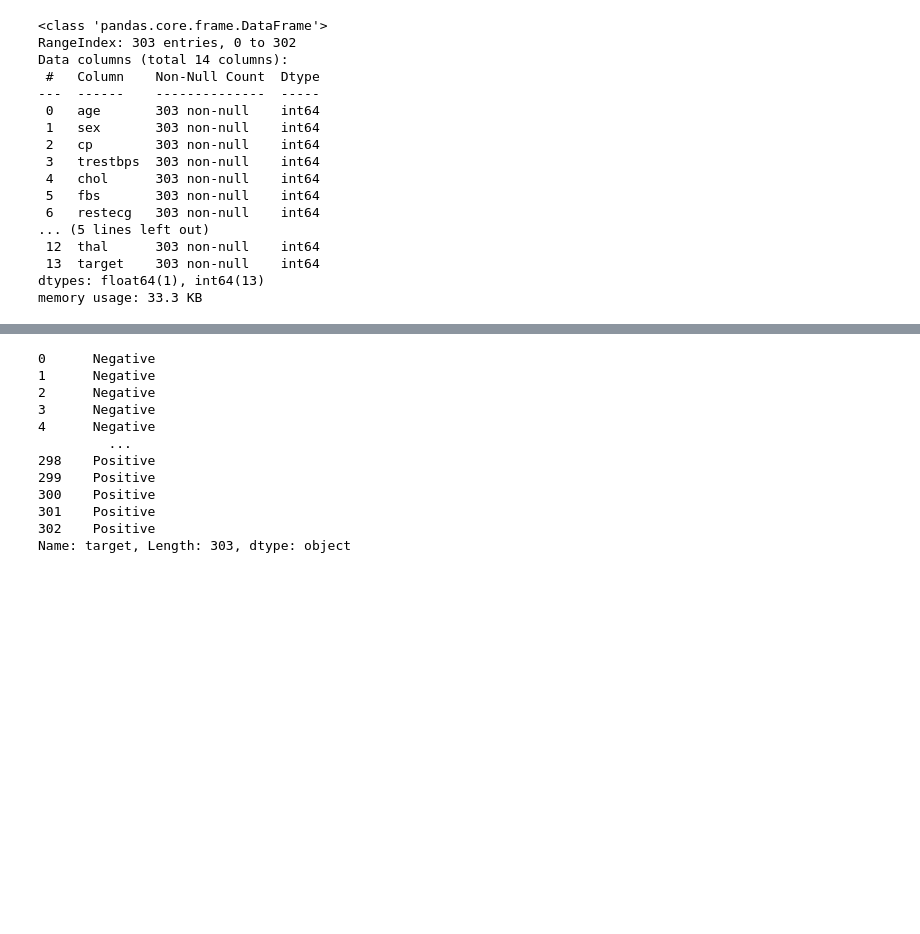
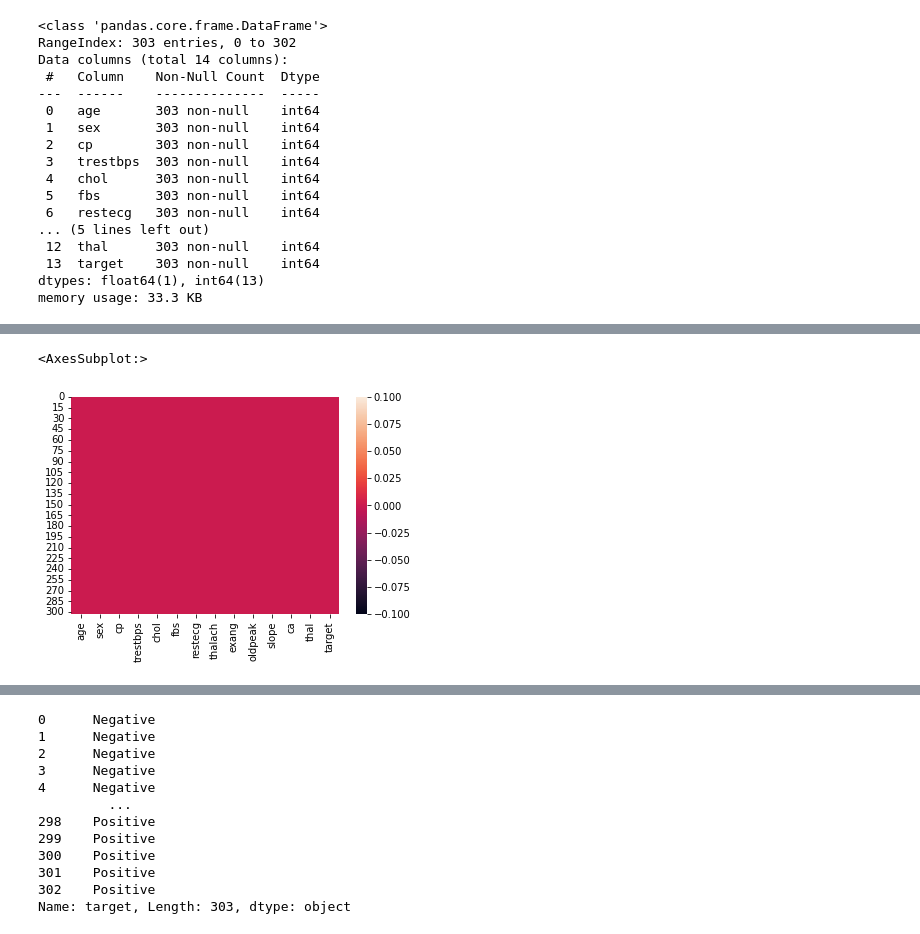
Before and after one commit to Harshal12355/Heart-Disease, a Jupyter notebook: new.ipynb, the cells around one changed output, grey strips where cells are left out. Drawn from its saved outputs; the diff is of its cells as text; code cells hidden in the pictures; blank space fills up the shorter version.

```diff
--- a/new.ipynb
+++ b/new.ipynb
@@ -32,0 +65,5 @@ memory usage: 33.3 KB
+# %%
+sns.heatmap(df.isnull())
+# %% [output]
+<AxesSubplot:>
+[figure, added]
```
Also changed, not shown: parts of 10 cells of this notebook, 3 other files.
